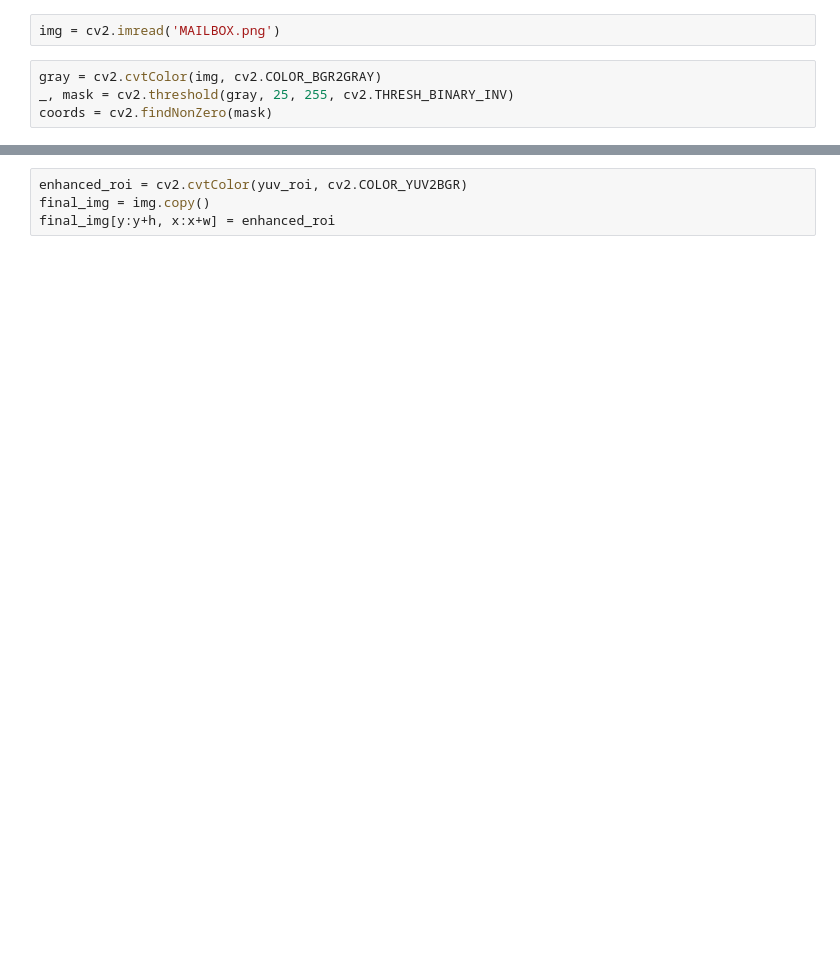
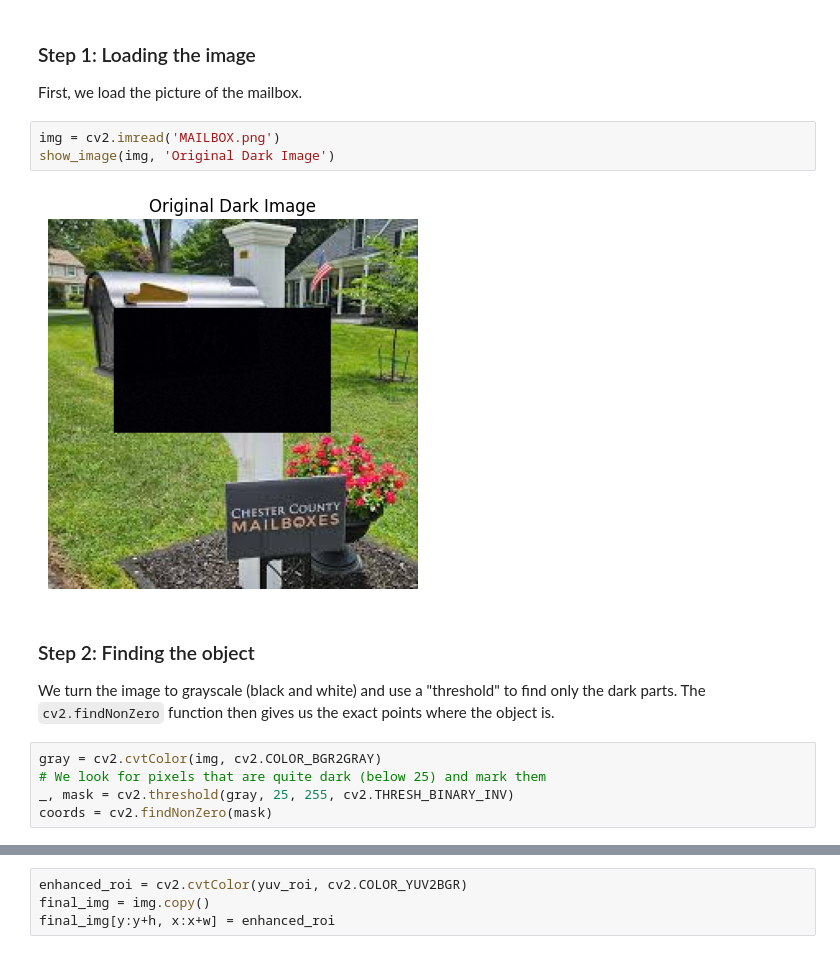
Before and after one commit to daniel-rajakumar/College, a Jupyter notebook: ComputerVision/labs/3/three.ipynb, the cells around one changed output, grey strips where cells are left out. Drawn from its saved outputs; the diff is of its cells as text; blank space fills up the shorter version.

```diff
--- a/ComputerVision/labs/3/three.ipynb
+++ b/ComputerVision/labs/3/three.ipynb
@@ -5,6 +28,16 @@ from google.colab.patches import cv2_imshow
+# %% [markdown]
+### Step 1: Loading the image
+First, we load the picture of the mailbox.
 # %%
 img = cv2.imread('MAILBOX.png')
+show_image(img, 'Original Dark Image')
+# %% [output]
+[figure, added]
+# %% [markdown]
+### Step 2: Finding the object
+We turn the image to grayscale (black and white) and use a "threshold" to find only the dark parts. The `cv2.findNonZero` function then gives us the exact points where the object is.
 # %%
 gray = cv2.cvtColor(img, cv2.COLOR_BGR2GRAY)
+# We look for pixels that are quite dark (below 25) and mark them
 _, mask = cv2.threshold(gray, 25, 255, cv2.THRESH_BINARY_INV)
 coords = cv2.findNonZero(mask)
```
Also changed, not shown: parts of 10 cells of this notebook, 15 other files.
